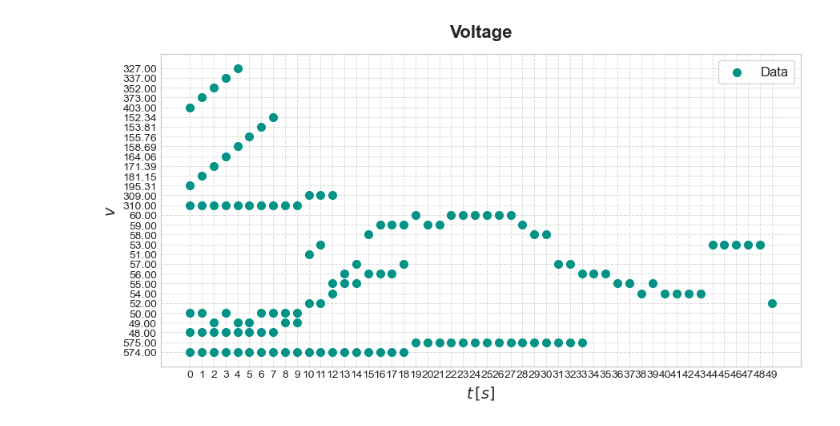
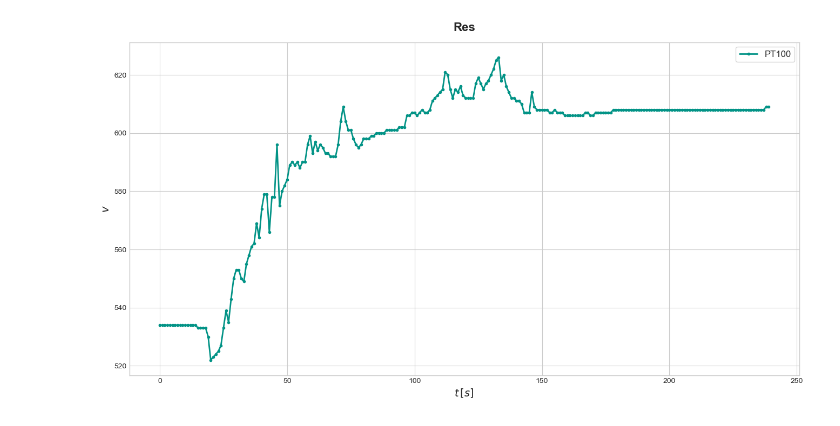
Before and after one commit to rifu-uni/thermodynamics, a Jupyter notebook: termo3.ipynb, the cells around one changed output. Cells and saved outputs as stored; diff of their text form; code cells hidden in the pictures.

```diff
--- a/termo3.ipynb
+++ b/termo3.ipynb
@@ -5,32 +5,28 @@ import matplotlib.pyplot as plt
 # %%
 time = []
 data = []
-with open('data_stream.csv', mode='r', newline='') as file:
+data1 = []
+with open('data/pt100Thermistor/mixedHeating1.csv', mode='r', newline='') as file:
     reader = csv.reader(file)
     header = next(reader)
     for row in reader:
-        time.append(row[0])
-        data.append(row[1])
+        time.append(float(row[0]))
+        data.append(float(row[1]))
+        data1.append(float(row[6]))
 # %%
+plt.style.use('seaborn-v0_8-whitegrid')  # Modern style
+fig, ax = plt.subplots(figsize=(16, 8))
 
-
-plt.style.use('seaborn-v0_8-whitegrid')  # Modern style
-fig, ax = plt.subplots(figsize=(9, 5))
-
-ax.scatter(time, data, marker='o', linewidth=2, color='xkcd:teal', label='Data', zorder=1)
-# ax.plot(space, lens_eq(space, f_fit), linewidth=1, color='xkcd:violet', zorder=0, label=rf'$s_i = {f_fit:.3f} \frac{{s_o}}{{s_o - {f_fit:.3f}}}$')
-# ax.plot(space, -space, linestyle='--', color='gray', label='$s_i = -s_o$')
-# if intersection_x is not None:
-#     ax.plot(intersection_x, intersection_y, 'ro', markersize=8, label='Intersection')
-#     ax.annotate(f"({intersection_x:.2f}, {intersection_y:.2f})", (intersection_x, intersection_y), textcoords="offset points", xytext=(5,10), ha='right', fontsize=12, color='red')
+ax.plot(time, data, marker='.', linewidth=2, color='xkcd:teal', label='PT100', zorder=1)
+# ax.plot(time, data1, marker='.', linewidth=2, color='xkcd:orange', label='Thermistor', zorder=1)
 ax.set_xlabel(r'$t \, [s]$', fontsize=14)
 ax.set_ylabel(r'$v$', fontsize=14)
-ax.set_title('Voltage', fontsize=16, fontweight='bold', pad=15)
-ax.tick_params(axis='both', which='major', labelsize=10)
-ax.grid(True, which='both', linestyle='--', linewidth=0.7, alpha=0.7)
+ax.set_title('Res', fontsize=16, fontweight='bold', pad=15)
+# ax.tick_params(axis='both', which='major', labelsize=10)
+# ax.grid(True, which='both', linestyle='--', linewidth=0.7, alpha=0.7)
 ax.legend(fontsize=12, loc='best', frameon=True)
-plt.tight_layout()
+# plt.tight_layout()
 # plt.savefig('Srel.png', dpi=300)
 plt.show()
 # %% [output]
-[figure, old version]
+[figure, new version]
```
